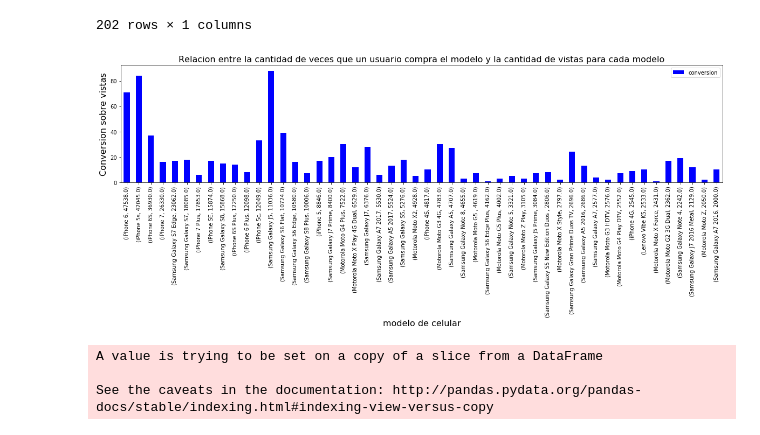
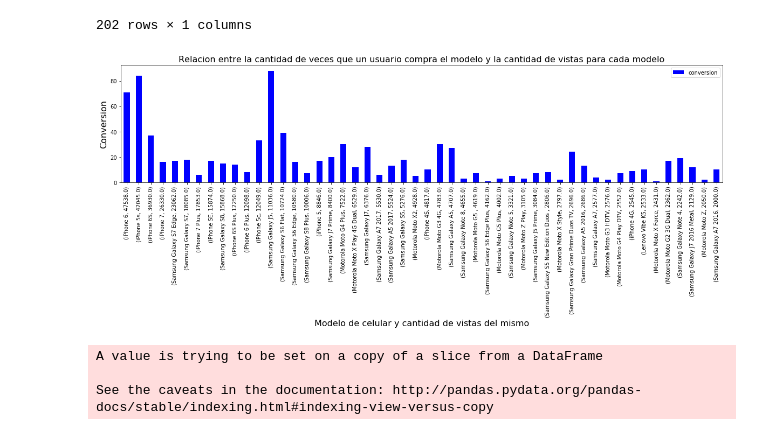
Before and after one commit to IgnacioKomar/OrganizacionDeDatos, a Jupyter notebook: Análisis sobre modelos.ipynb, the cells around one changed output. Drawn from its saved outputs; the diff is of its cells as text; code cells hidden in the pictures.

```diff
--- a/Análisis sobre modelos.ipynb
+++ b/Análisis sobre modelos.ipynb
@@ -342,12 +342,12 @@ modelConvertionToViewsOrderedByViews
 202 rows × 1 columns
 # %%
 vistasQueMasHicieronConversionPlot = modelConvertionToViewsOrderedByViews.head(50).plot(kind = 'bar', y = 'conversion', figsize = (20,4), color = "blue")
-vistasQueMasHicieronConversionPlot.set_xlabel("modelo de celular", fontsize = 16)
-vistasQueMasHicieronConversionPlot.set_ylabel("Conversion sobre vistas", fontsize = 16)
+vistasQueMasHicieronConversionPlot.set_xlabel("Modelo de celular y cantidad de vistas del mismo", fontsize = 16)
+vistasQueMasHicieronConversionPlot.set_ylabel("Conversion", fontsize = 16)
 vistasQueMasHicieronConversionPlot.set_title("Relacion entre la cantidad de veces que un usuario compra el modelo y la cantidad de vistas para cada modelo",fontsize = 16)
 plt.show()
 # %% [output]
-[figure, old version]
+[figure, new version]
 # %%
 modelConvertionToCheckouts = modelListPivoted[['checkout', 'conversion']]
 modelConvertionToCheckouts.dropna(subset = ['checkout'], inplace = True)
```
Also changed, not shown: parts of 2 cells of this notebook.
